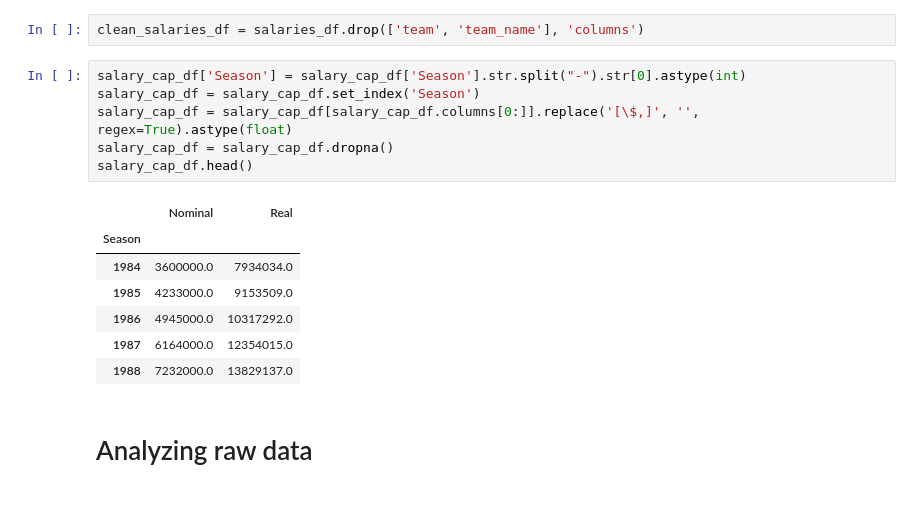
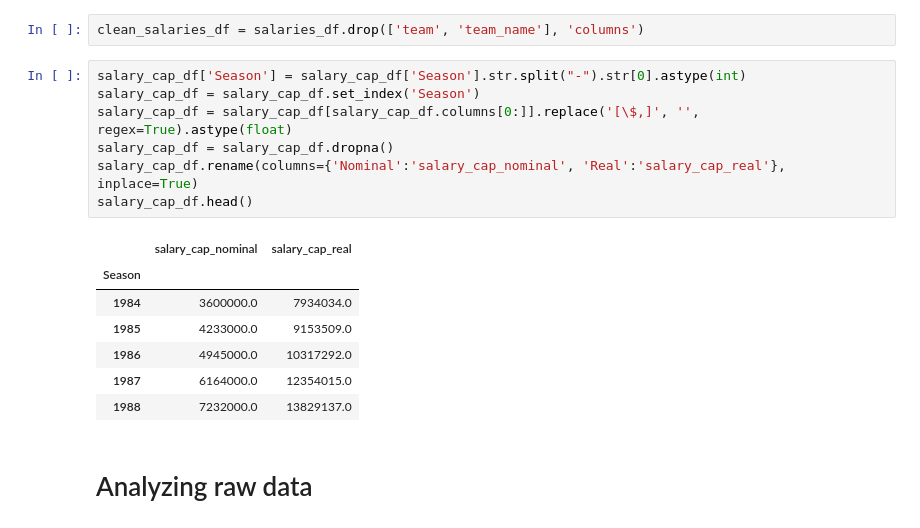
Before and after one commit to dcleung/CIS520-Project, a Jupyter notebook: Notebooks/NBA_Salaries.ipynb, the cells around one changed output. Drawn from its saved outputs; the diff is of its cells as text.

```diff
--- a/Notebooks/NBA_Salaries.ipynb
+++ b/Notebooks/NBA_Salaries.ipynb
@@ -92,11 +92,12 @@ clean_salaries_df = salaries_df.drop(['team', 'team_name'], 'columns')
 # %%
 salary_cap_df['Season'] = salary_cap_df['Season'].str.split("-").str[0].astype(int)
 salary_cap_df = salary_cap_df.set_index('Season')
 salary_cap_df = salary_cap_df[salary_cap_df.columns[0:]].replace('[\$,]', '', regex=True).astype(float)
 salary_cap_df = salary_cap_df.dropna()
+salary_cap_df.rename(columns={'Nominal':'salary_cap_nominal', 'Real':'salary_cap_real'}, inplace=True)
 salary_cap_df.head()
 # %% [output]
-|  | Nominal | Real |
+|  | salary_cap_nominal | salary_cap_real |
 | Season |  |  |
 | 1984 | 3600000.0 | 7934034.0 |
 | 1985 | 4233000.0 | 9153509.0 |
```
Also changed, not shown: parts of 14 cells of this notebook.
